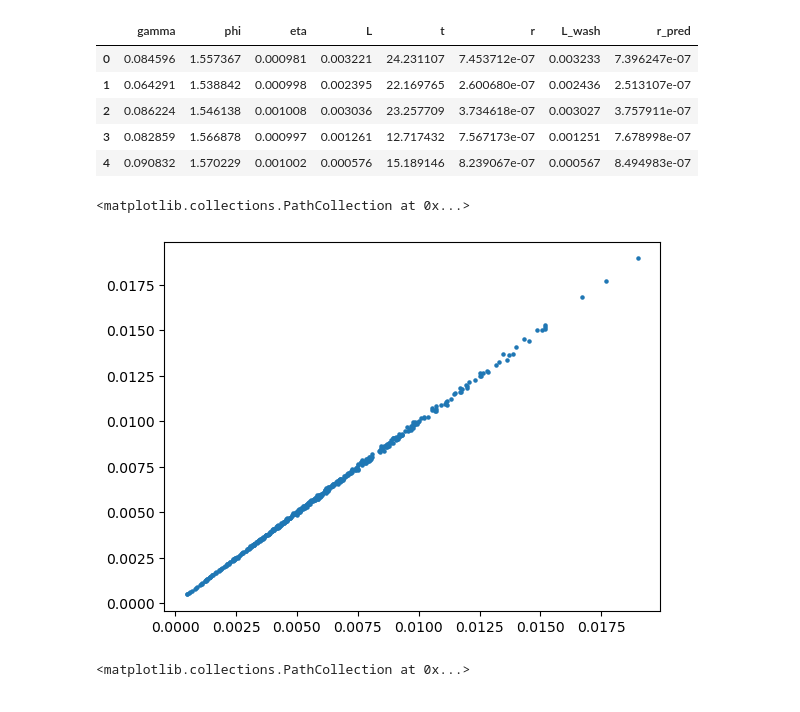
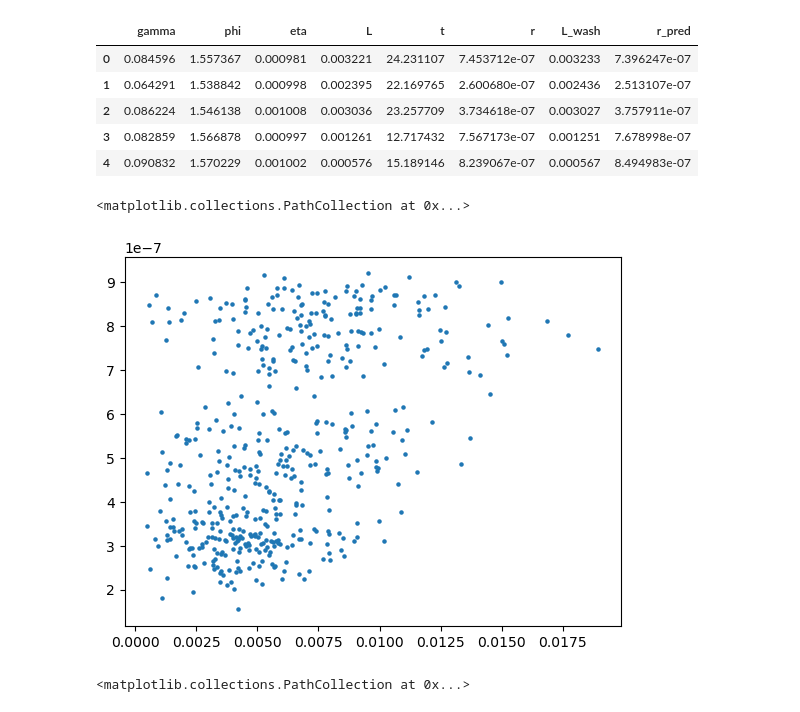
Before and after one commit to M4ffff/ML_biscuit_analysis, a Jupyter notebook: initial.ipynb, the cells around one changed output. Cells and saved outputs as stored; diff of their text form; code cells hidden in the pictures.

```diff
--- a/initial.ipynb
+++ b/initial.ipynb
@@ -287,10 +267,10 @@ microscopy_data.head()
 # %%
 fig,ax=plt.subplots()
 
-ax.scatter(microscopy_data["L"], microscopy_data["L_wash"], s=5)
+ax.scatter(microscopy_data["L_wash"], microscopy_data["r_pred"], s=5)
 # %% [output]
 <matplotlib.collections.PathCollection at 0x...>
-[figure, old version]
+[figure, new version]
 # %%
 fig,ax=plt.subplots()
 r = microscopy_data["r"]
```
Also changed, not shown: parts of 32 cells of this notebook.
